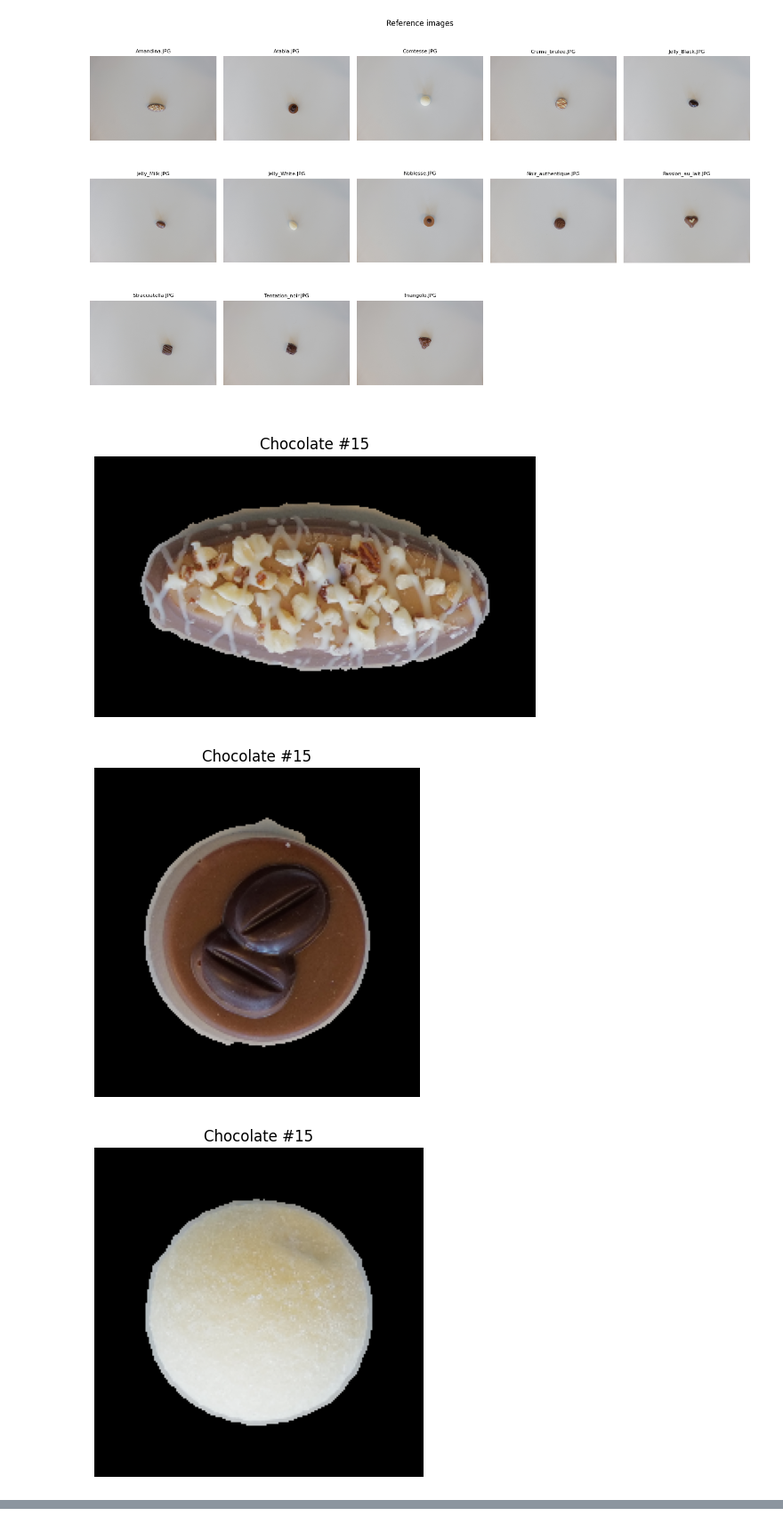
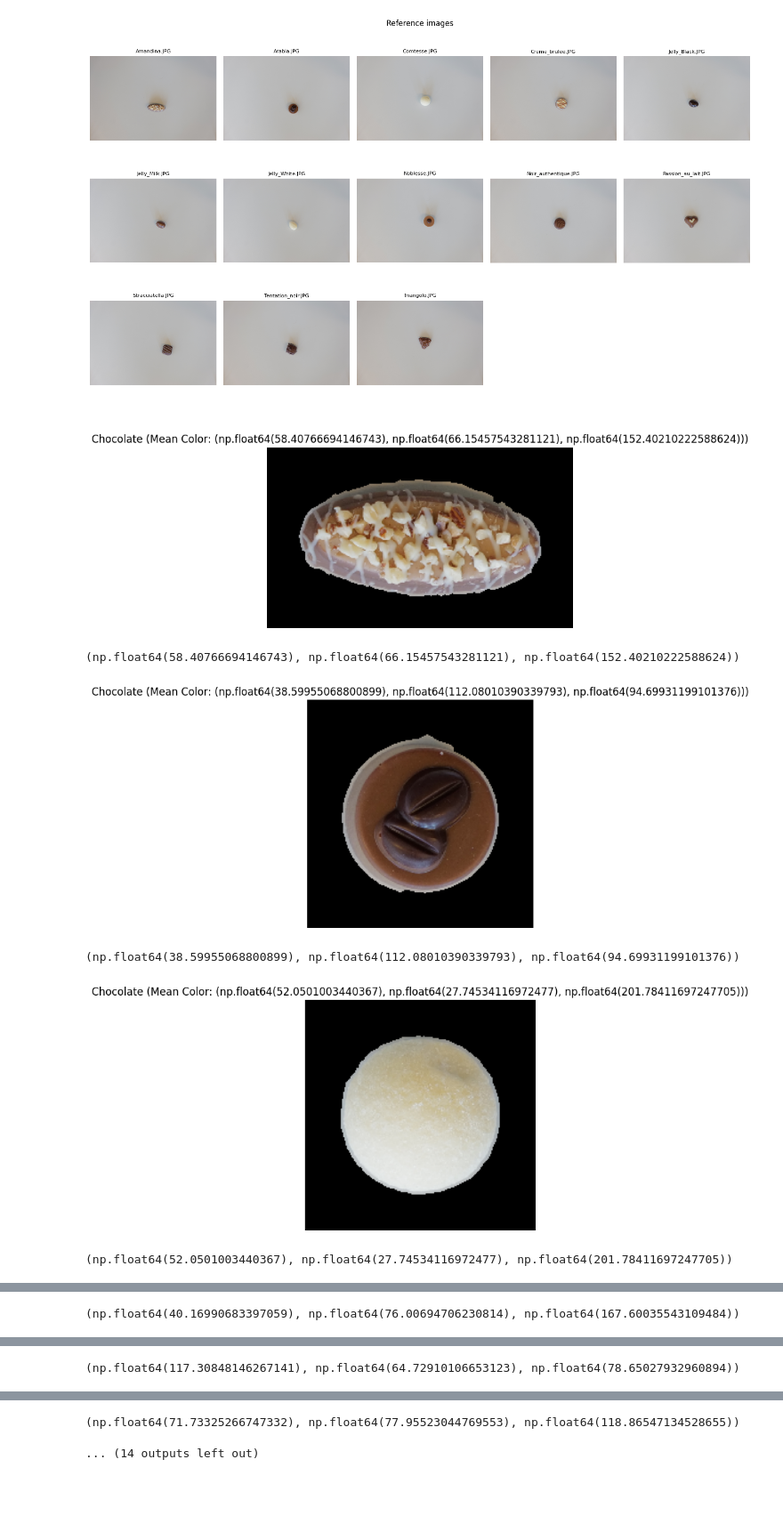
Before and after one commit to timurunv/iapr_group_50, a Jupyter notebook: project/reference_segmentation.ipynb, the cells around one changed output, grey strips where cells are left out. Shown at 89% size. Cells and saved outputs as stored; diff of their text form; code cells hidden in the pictures; blank space fills up the shorter version.

```diff
--- a/project/reference_segmentation.ipynb
+++ b/project/reference_segmentation.ipynb
@@ -24,7 +24,7 @@ from sklearn.metrics import accuracy_score, f1_score
 from sklearn.covariance import LedoitWolf
 import torch.optim as optim
 # %%
-path_ref = '../project/dataset_project_iapr2025/references'
+path_ref = 'dataset_project_iapr2025/references/'
 
 
 jpg_files = [f for f in os.listdir(path_ref)]
@@ -102,7 +102,31 @@ def segmentation(img):
         # If not enough points, fall back to filled contour
         cv2.drawContours(mask, [cnt], -1, 255, thickness=cv2.FILLED)
 
-    # --- 8. Apply Mask to Original Image ---
+    # --- 8. Get the mean color of chocolate ---
+    hsv = cv2.cvtColor(img, cv2.COLOR_RGB2HSV_FULL)
+    chocolate_pixels_rgb = img[mask == 255]
+    chocolate_pixels_hsv = hsv[mask == 255]
+
+    h_channel = chocolate_pixels_hsv[:, 0]
+    s_channel = chocolate_pixels_hsv[:, 1]
+    v_channel = chocolate_pixels_hsv[:, 2]
+
+    r_channel = chocolate_pixels_rgb[:, 0]
+    g_channel = chocolate_pixels_rgb[:, 1]
+    b_channel = chocolate_pixels_rgb[:, 2]
+
+    mean_h = np.mean(h_channel)
+    mean_s = np.mean(s_channel)
+    mean_v = np.mean(v_channel)
+
+    mean_r = np.mean(r_channel)
+    mean_g = np.mean(g_channel)
+    mean_b = np.mean(b_channel)
+
+    mean_color_hsv = (mean_h, mean_s, mean_v)
+    mean_color_rgb = (mean_r, mean_g, mean_b)
+
+    # --- 9. Apply Mask to Original Image ---
     segmented_objects = cv2.bitwise_and(img, img, mask=mask)
 
     x, y, w, h = cv2.boundingRect(cnt)
@@ -112,19 +136,22 @@ def segmentation(img):
     # Crop each object from the original image
     chocolate_crop = segmented_objects[y-30:y+h, x-30:x+w]
 
-    return chocolate_crop
+    return chocolate_crop, mean_color_rgb
 
-def plot_choc(img):
+def plot_choc(img, mean_color):
     plt.figure()
     plt.imshow(img)
-    plt.title(f"Chocolate")
+    plt.title(f"Chocolate (Mean Color: {mean_color})")
     plt.axis('off')
     plt.show()
 # %%
 for img in reference_images:
-    res = segmentation(img)
-    plot_choc(res)
+    res, mean_color = segmentation(img)
+    plot_choc(res, mean_color)
 # %% [output]
-[figure, old version]
+[figure, new version]
+(np.float64(58.40766694146743), np.float64(66.15457543281121), np.float64(152.40210222588624))
-[figure, old version]
+[figure, new version]
+(np.float64(38.59955068800899), np.float64(112.08010390339793), np.float64(94.69931199101376))
-[figure, old version]
+[figure, new version]
+(np.float64(52.0501003440367), np.float64(27.74534116972477), np.float64(201.78411697247705))
@@ -131,0 +159 @@ for img in reference_images:
+(np.float64(40.16990683397059), np.float64(76.00694706230814), np.float64(167.60035543109484))
@@ -132,0 +161 @@ for img in reference_images:
+(np.float64(117.30848146267141), np.float64(64.72910106653123), np.float64(78.65027932960894))
@@ -140,0 +163,2 @@ for img in reference_images:
+(np.float64(71.73325266747332), np.float64(77.95523044769553), np.float64(118.86547134528655))
+... (14 outputs left out)
```
Also changed, not shown: parts of 1 cell of this notebook, 3 other files.
